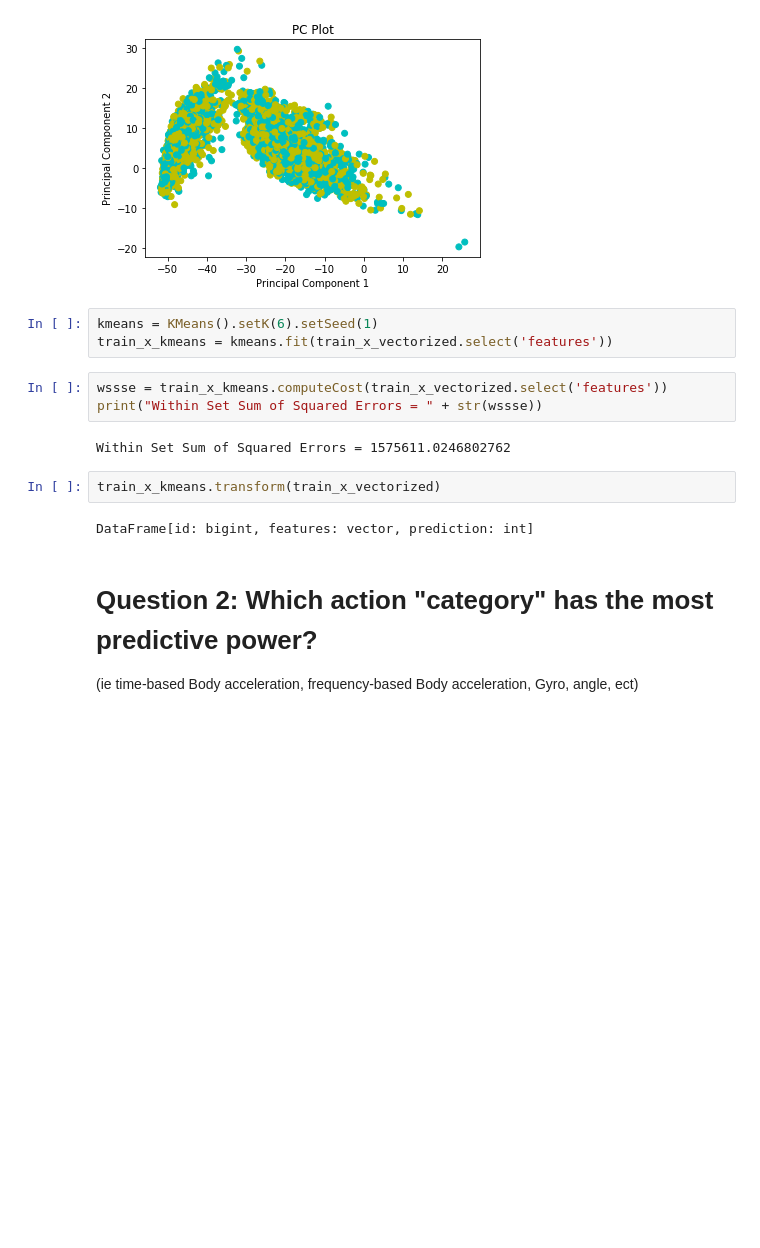
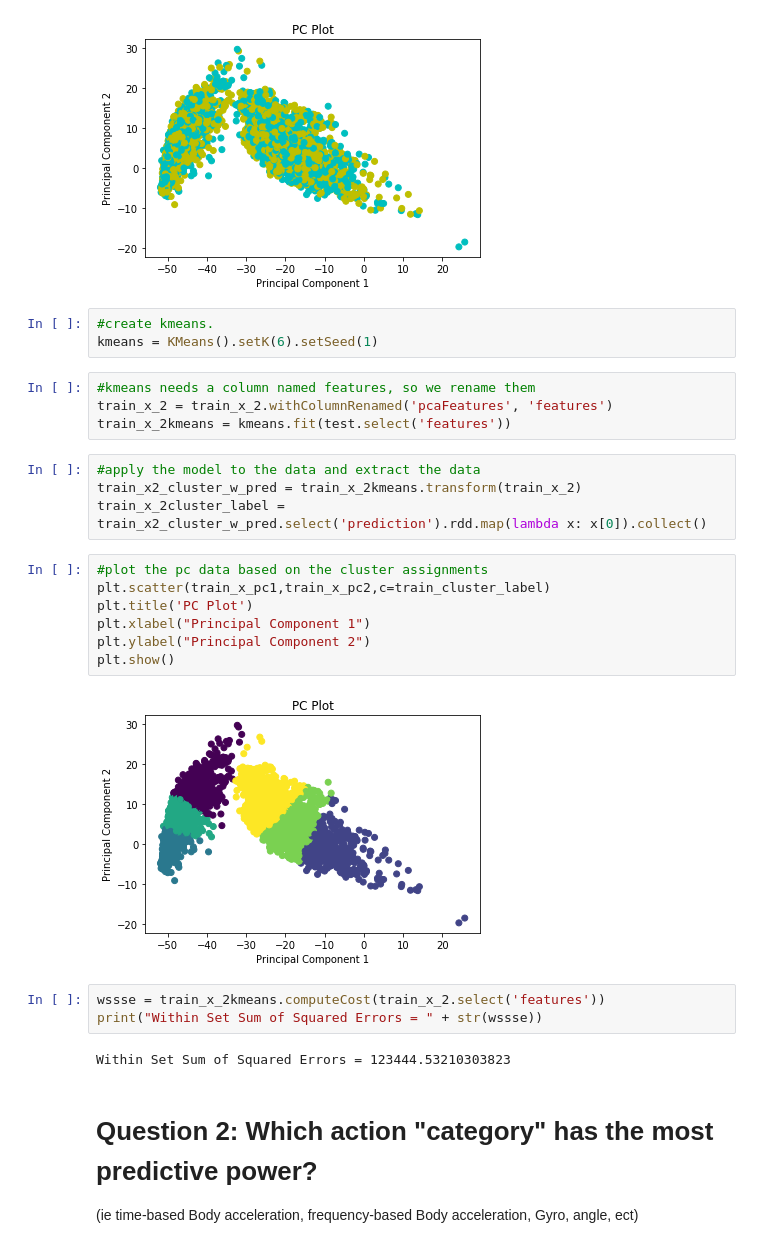
Before and after one commit to nathanhwangbo/PSTAT135_Final, a Jupyter notebook: preprocessing.ipynb, the cells around one changed output. Cells and saved outputs as stored; diff of their text form; blank space fills up the shorter version.

Commit message:
added kmeans and kmeans plot

```diff
--- a/preprocessing.ipynb
+++ b/preprocessing.ipynb
@@ -270,17 +270,30 @@ plt.show()
 # %% [output]
 [figure]
 # %%
+#create kmeans.
 kmeans = KMeans().setK(6).setSeed(1)
-train_x_kmeans = kmeans.fit(train_x_vectorized.select('features'))
+# %%
+#kmeans needs a column named features, so we rename them
+train_x_2 = train_x_2.withColumnRenamed('pcaFeatures', 'features')
+train_x_2kmeans = kmeans.fit(test.select('features'))
+# %%
+#apply the model to the data and extract the data
+train_x2_cluster_w_pred = train_x_2kmeans.transform(train_x_2)
+train_x_2cluster_label = train_x2_cluster_w_pred.select('prediction').rdd.map(lambda x: x[0]).collect()
+# %%
+#plot the pc data based on the cluster assignments
+plt.scatter(train_x_pc1,train_x_pc2,c=train_cluster_label)
+plt.title('PC Plot')
+plt.xlabel("Principal Component 1")
+plt.ylabel("Principal Component 2")
+plt.show()
+# %% [output]
+[figure, added]
 # %%
-wssse = train_x_kmeans.computeCost(train_x_vectorized.select('features'))
+wssse = train_x_2kmeans.computeCost(train_x_2.select('features'))
 print("Within Set Sum of Squared Errors = " + str(wssse))
 # %% [output]
-Within Set Sum of Squared Errors = 1575611.0246802762
+Within Set Sum of Squared Errors = 123444.53210303823
-# %%
-train_x_kmeans.transform(train_x_vectorized)
-# %% [output]
-DataFrame[id: bigint, features: vector, prediction: int]
 # %% [markdown]
 # Question 2: Which action "category" has the most predictive power?
 (ie time-based Body acceleration, frequency-based Body acceleration, Gyro, angle, ect)
```
